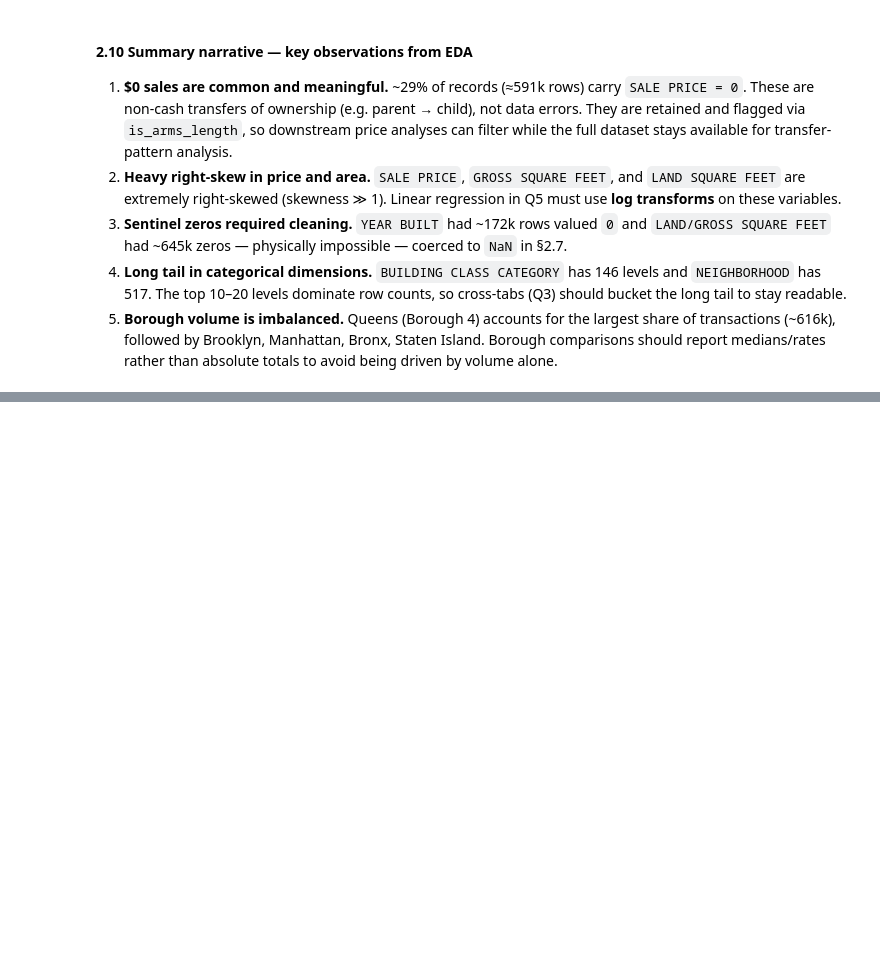
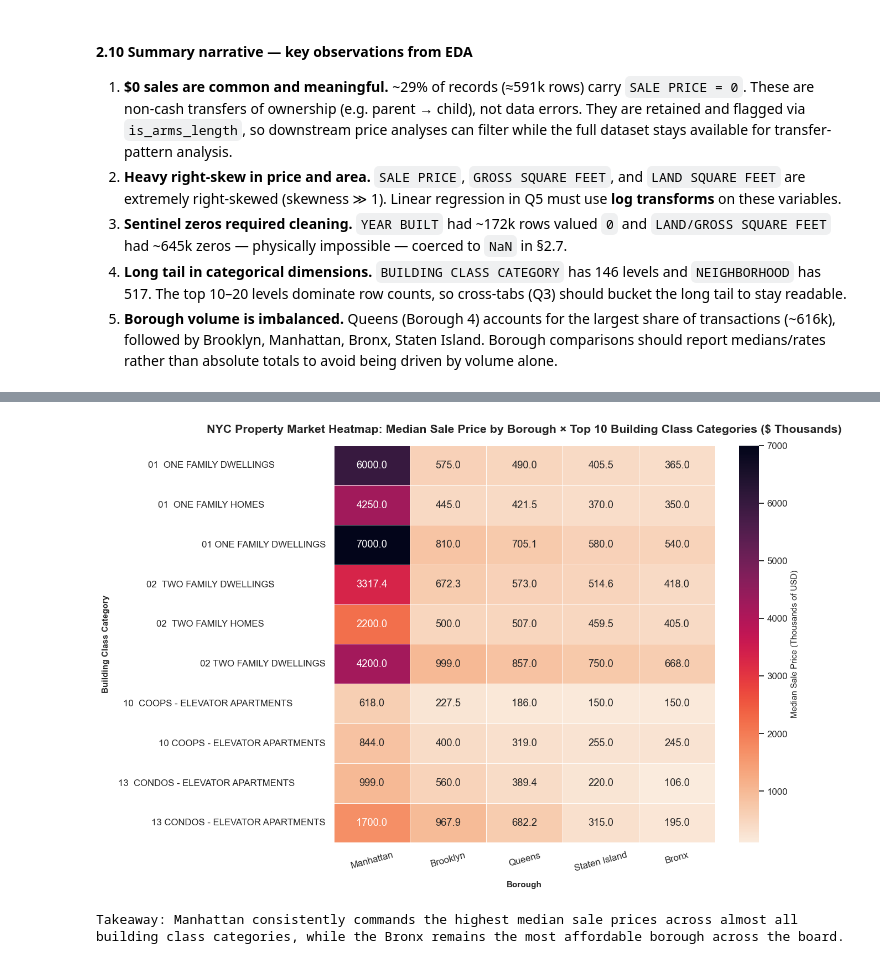
Before and after one commit to Kau4r/NYCPS, a Jupyter notebook: NYC_BA_PROJECT.ipynb, the cells around one changed output, grey strips where cells are left out. Saved outputs shown, nothing was run; the diff lists cells and outputs as text; code cells hidden in the pictures; blank space fills up the shorter version.

```diff
--- a/NYC_BA_PROJECT.ipynb
+++ b/NYC_BA_PROJECT.ipynb
@@ -370,0 +499,52 @@ plt.show()
+# %%
+# Map BOROUGH to readable names
+borough_map = {
+    1: 'Manhattan',
+    2: 'Bronx',
+    3: 'Brooklyn',
+    4: 'Queens',
+    5: 'Staten Island'
+}
+data['BOROUGH_NAME'] = data['BOROUGH'].map(borough_map)
+
+# Get top 10 building class categories by volume (to avoid a cluttered heatmap)
+top_categories = data['BUILDING CLASS CATEGORY'].value_counts().head(10).index.tolist()
+
+# Filter for arms-length transactions and top 10 categories
+q3_filtered = data.loc[data['is_arms_length'] & data['BUILDING CLASS CATEGORY'].isin(top_categories)]
+
+# Create a pivot table / cross-tab of median sale price
+q3_pivot = q3_filtered.pivot_table(
+    index='BUILDING CLASS CATEGORY',
+    columns='BOROUGH_NAME',
+    values='SALE PRICE',
+    aggfunc='median'
+)
+
+# Reorder columns to a logical order
+borough_order = ['Manhattan', 'Brooklyn', 'Queens', 'Staten Island', 'Bronx']
+q3_pivot = q3_pivot.reindex(columns=[b for b in borough_order if b in q3_pivot.columns])
+
+# Plotting the heatmap
+fig, ax = plt.subplots(figsize=(12, 8))
+sns.heatmap(
+    q3_pivot / 1000.0, # Express in thousands of dollars
+    annot=True,
+    fmt=".1f",
+    cmap='rocket_r',
+    linewidths=0.5,
+    cbar_kws={'label': 'Median Sale Price (Thousands of USD)'},
+    ax=ax
+)
+
+plt.title('NYC Property Market Heatmap: Median Sale Price by Borough × Top 10 Building Class Categories ($ Thousands)', fontsize=14, fontweight='bold', pad=15)
+plt.xlabel('Borough', fontweight='bold', labelpad=10)
+plt.ylabel('Building Class Category', fontweight='bold', labelpad=10)
+plt.xticks(rotation=15)
+plt.tight_layout()
+plt.show()
+
+print("Takeaway: Manhattan consistently commands the highest median sale prices across almost all building class categories, while the Bronx remains the most affordable borough across the board.")
+# %% [output]
+[figure, added]
+Takeaway: Manhattan consistently commands the highest median sale prices across almost all building class categories, while the Bronx remains the most affordable borough across the board.
```
Also changed, not shown: parts of 29 cells of this notebook, 2 other files.
